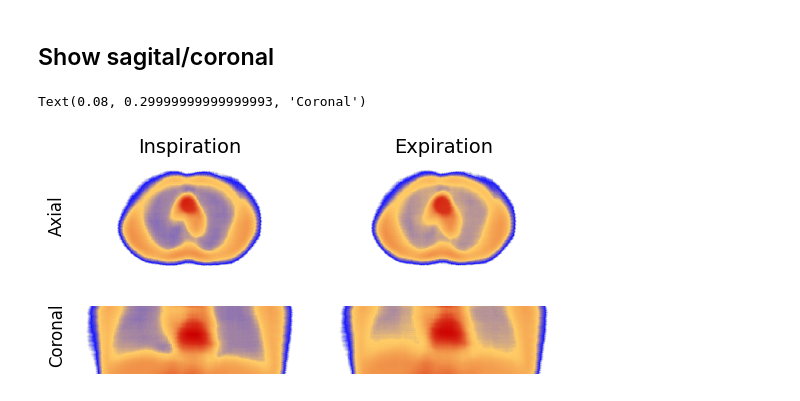
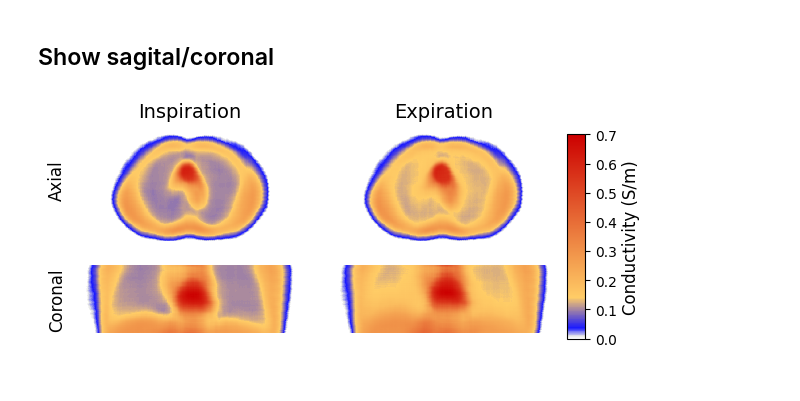
Before and after one commit to dmnk1308/RESIST, a Jupyter notebook: example_application.ipynb, the cells around one changed output. Saved outputs shown, nothing was run; the diff lists cells and outputs as text; code cells hidden in the pictures.

```diff
--- a/example_application.ipynb
+++ b/example_application.ipynb
@@ -330,16 +330,16 @@ test_electrodes = test_electrodes - test_electrodes[0,0]
 # pred = inference(model, test_signals, test_electrodes, n_zpos=n_zpos, z_padding=0.5, device=device)
 # preds.append(pred)
 
-test_signals_top = read_get('/home/nibdombe/deep_eit/data/raw/case_real/Tag1/Tag_01_Msg_'+protocol+'_SF_1_U_top_I_top_550-642_max_mean.get')[:208].reshape(-1,16,13)
-test_signals_mid = read_get('/home/nibdombe/deep_eit/data/raw/case_real/Tag1/Tag_01_Msg_'+protocol+'_SF_2_U_mid_I_mid_550-642_max_mean.get')[:208].reshape(-1,16,13)
-test_signals_bot = read_get('/home/nibdombe/deep_eit/data/raw/case_real/Tag1/Tag_01_Msg_'+protocol+'_SF_3_U_bot_I_bot_550-642_max_mean.get')[:208].reshape(-1,16,13)
+test_signals_top = read_get('/home/nibdombe/deep_eit/data/raw/case_real/Tag1/Tag_01_Msg_'+protocol+'_SF_1_U_top_I_top_372-459_max_mean.get')[:208].reshape(-1,16,13)
+test_signals_mid = read_get('/home/nibdombe/deep_eit/data/raw/case_real/Tag1/Tag_01_Msg_'+protocol+'_SF_2_U_mid_I_mid_372-459_max_mean.get')[:208].reshape(-1,16,13)
+test_signals_bot = read_get('/home/nibdombe/deep_eit/data/raw/case_real/Tag1/Tag_01_Msg_'+protocol+'_SF_3_U_bot_I_bot_372-459_max_mean.get')[:208].reshape(-1,16,13)
 test_signals = np.concatenate([test_signals_top, test_signals_mid, test_signals_bot], axis=0)*multiplier
 pred = inference(model, test_signals, test_electrodes, n_zpos=n_zpos, z_padding=0.5, device=device)
 preds.append(pred)
 
-test_signals_top = read_get('/home/nibdombe/deep_eit/data/raw/case_real/Tag1/Tag_01_Msg_'+protocol+'_SF_1_U_top_I_top_550-642_min_mean.get')[:208].reshape(-1,16,13)
-test_signals_mid = read_get('/home/nibdombe/deep_eit/data/raw/case_real/Tag1/Tag_01_Msg_'+protocol+'_SF_2_U_mid_I_mid_550-642_min_mean.get')[:208].reshape(-1,16,13)
-test_signals_bot = read_get('/home/nibdombe/deep_eit/data/raw/case_real/Tag1/Tag_01_Msg_'+protocol+'_SF_3_U_bot_I_bot_550-642_min_mean.get')[:208].reshape(-1,16,13)
+test_signals_top = read_get('/home/nibdombe/deep_eit/data/raw/case_real/Tag1/Tag_01_Msg_'+protocol+'_SF_1_U_top_I_top_372-459_min_mean.get')[:208].reshape(-1,16,13)
+test_signals_mid = read_get('/home/nibdombe/deep_eit/data/raw/case_real/Tag1/Tag_01_Msg_'+protocol+'_SF_2_U_mid_I_mid_372-459_min_mean.get')[:208].reshape(-1,16,13)
+test_signals_bot = read_get('/home/nibdombe/deep_eit/data/raw/case_real/Tag1/Tag_01_Msg_'+protocol+'_SF_3_U_bot_I_bot_372-459_min_mean.get')[:208].reshape(-1,16,13)
 test_signals = np.concatenate([test_signals_top, test_signals_mid, test_signals_bot], axis=0)*multiplier
 pred = inference(model, test_signals, test_electrodes, n_zpos=n_zpos, z_padding=0.5, device=device)
 preds.append(pred)
@@ -357,7 +357,8 @@ preds.append(pred)
 preds = np.stack(preds, axis=0)
 
 fig, axes = plt.subplots(2, 2, figsize=(6, 3))
-# cbar_ax = fig.add_axes([0.16, 0.05, 0.7, 0.05])  # [left, bottom, width, height]
+cbar_ax = fig.add_axes([0.93, 0.17, 0.03, 0.68])  # [left, bottom, width, height]
+plt.subplots_adjust(hspace=0.0)
 
 axes[0,0].set_title(f'Inspiration')
 axes[0,1].set_title(f'Expiration')
@@ -369,37 +370,37 @@ for j in range(2):
     axes[1,j].imshow(preds[j,:,270], cmap=cmap, vmin=0, vmax=0.7)
     axes[1,j].set_aspect(aspect_ratio_z)
     axes[0,j].axis('off')
     axes[1,j].axis('off')
 
 # axes[0,0].set_ylabel('Axial')
 # axes[1,0].set_ylabel('Cornal')
 
 spacing = 0.4
 x_location = 0.08
 y_location = 0.7
 fig.text(
     x_location,
     y_location,
     f"Axial",
     ha="center",
     va="center",
     rotation="vertical",
     fontsize=12,
     )
 fig.text(
     x_location,
     y_location - 1 * spacing,
     f"Coronal",
     ha="center",
     va="center",
     rotation="vertical",
     fontsize=12,
 )
-# Add colorbar to the figure
-# sm = plt.cm.ScalarMappable(cmap=cmap)
-# sm.set_clim(0, 0.7)
-# cbar = fig.colorbar(sm, cax=cbar_ax, orientation='horizontal')
-# cbar.set_label('Conductivity (S/m)')
+#Add colorbar to the figure
+sm = plt.cm.ScalarMappable(cmap=cmap)
+sm.set_clim(0, 0.7)
+cbar = fig.colorbar(sm, cax=cbar_ax, orientation='vertical')
+cbar.set_label('Conductivity (S/m)')
+fig.savefig('figures/real_data.png', bbox_inches='tight', dpi=600)
 # %% [output]
-Text(0.08, 0.29999999999999993, 'Coronal')
-[figure, old version]
+[figure, new version]
```
Also changed, not shown: 1 other file.
